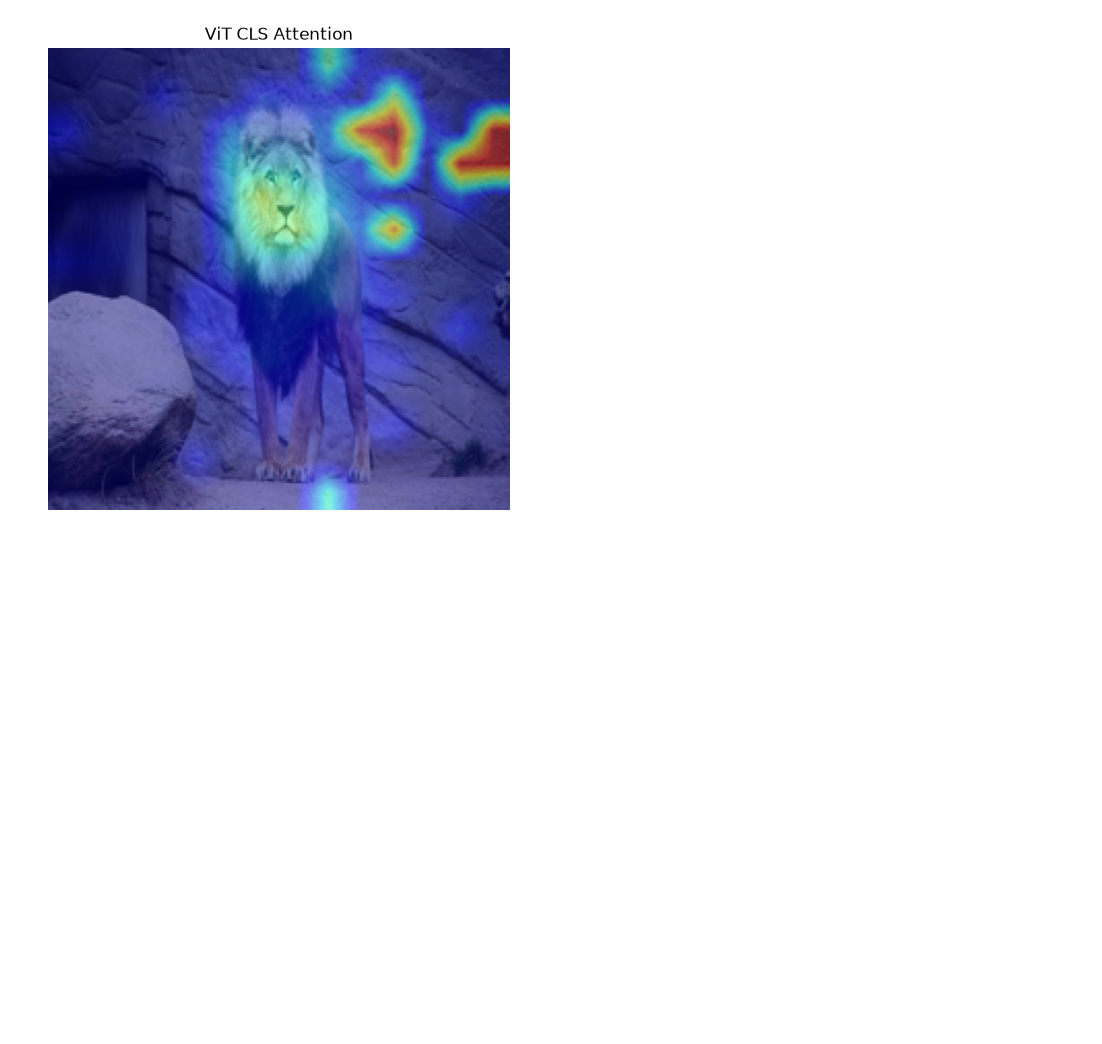
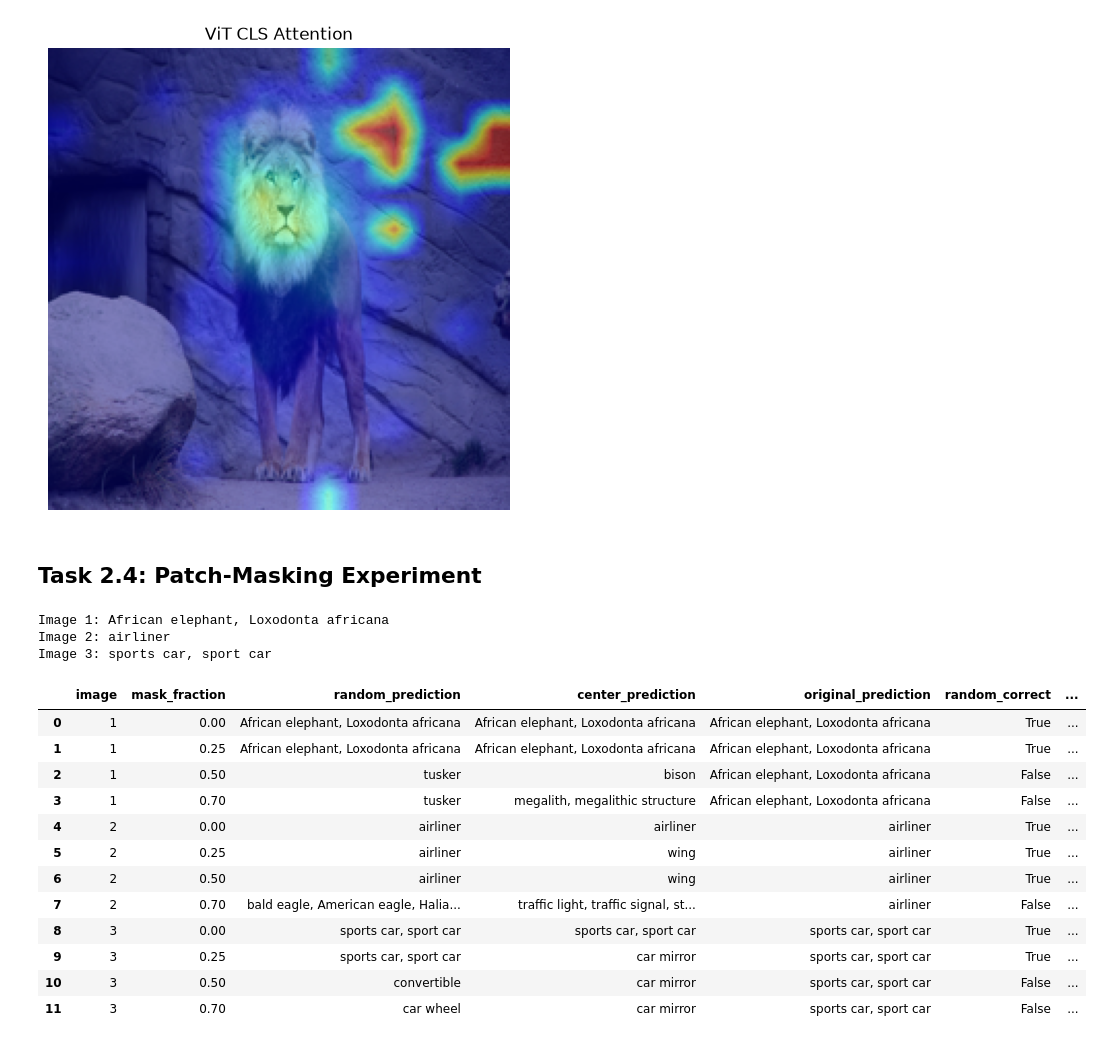
Before and after one commit to alifayyaz0613/atml-pa0, a Jupyter notebook: task2_vit/task2.ipynb, the cells around one changed output. Saved outputs shown, nothing was run; the diff lists cells and outputs as text; code cells hidden in the pictures; blank space fills up the shorter version.

Commit message:
Task 2.4

```diff
--- a/task2_vit/task2.ipynb
+++ b/task2_vit/task2.ipynb
@@ -222,3 +230,20 @@ plt.savefig("attention_overlay.png", bbox_inches='tight')
 plt.show()
 # %% [output]
 [figure]
+# %% [markdown]
+## Task 2.4: Patch-Masking Experiment
+# %%
+model_src = 'google/vit-base-patch16-224'
+processor = ViTImageProcessor.from_pretrained(model_src)
+model = ViTForImageClassification.from_pretrained(model_src, output_attentions=True)
+# %%
+urls = {
+    "elephant": "https://images.unsplash.com/photo-1581852017103-68ac65514cf7?ixid=M3w4MjcwNjd8MHwxfHNlYXJjaHwyfHxlbGVwaGFudHxlbnwwfHx8fDE3ODcwNzY2MTN8MA&ixlib=rb-4.1.0&fit=max&q=80",
+    "plane": "https://images.unsplash.com/photo-1529074963764-98f45c47344b?ixid=M3w4MjcwNjd8MHwxfHNlYXJjaHwzfHxhaXJwbGFuZXxlbnwwfHx8fDE3ODcwODcyMzZ8MA&ixlib=rb-4.1.0&fit=max&q=80",
+    "car": "https://images.unsplash.com/photo-1603584173870-7f23fdae1b7a?ixid=M3w4MjcwNjd8MHwxfHNlYXJjaHw2fHxjYXJ8ZW58MHx8fHwxNzg3MDgxNTUzfDA&ixlib=rb-4.1.0&fit=max&q=80"
+}
+image1 = Image.open(requests.get(urls["elephant"], stream=True).raw).convert("RGB")
+image2 = Image.open(requests.get(urls["plane"], stream=True).raw).convert("RGB")
+image3 = Image.open(requests.get(urls["car"], stream=True).raw).convert("RGB")
+
+images = [image1, image2, image3]
@@ -224,0 +314,60 @@ plt.show()
+# %%
+for i, image in enumerate(images, start=1):
+    prediction = predict(image)
+    print(f"Image {i}: {prediction}")
+# %% [output]
+Image 1: African elephant, Loxodonta africana
+Image 2: airliner
+Image 3: sports car, sport car
+# %%
+mask_fractions = [0.0, 0.25, 0.5, 0.7]
+
+
+results = []
+
+for image_num, image in enumerate(images, start=1):
+
+    original_prediction = predict(image)
+
+    image = image.resize((224, 224))
+    for fraction in mask_fractions:
+
+        random_image = random_mask(image, fraction)
+        random_prediction = predict(random_image)
+
+
+        random_correct = (random_prediction == original_prediction)
+
+        center_image = center_mask(image, fraction)
+        center_prediction = predict(center_image)
+
+        center_correct = (center_prediction == original_prediction)
+
+        results.append({
+            "image": image_num,
+            "mask_fraction": fraction,
+            "random_prediction": random_prediction,
+            "center_prediction": center_prediction,
+            "original_prediction": original_prediction,
+            "random_correct": random_correct,
+            "center_correct": center_correct
+        })
+
+
+results_df = pd.DataFrame(results)
+
+results_df
+# %% [output]
+|  | image | mask_fraction | random_prediction | center_prediction | original_prediction | random_correct | ... |
+| 0 | 1 | 0.00 | African elephant, Loxodonta africana | African elephant, Loxodonta africana | African elephant, Loxodonta africana | True | ... |
+| 1 | 1 | 0.25 | African elephant, Loxodonta africana | African elephant, Loxodonta africana | African elephant, Loxodonta africana | True | ... |
+| 2 | 1 | 0.50 | tusker | bison | African elephant, Loxodonta africana | False | ... |
+| 3 | 1 | 0.70 | tusker | megalith, megalithic structure | African elephant, Loxodonta africana | False | ... |
+| 4 | 2 | 0.00 | airliner | airliner | airliner | True | ... |
+| 5 | 2 | 0.25 | airliner | wing | airliner | True | ... |
+| 6 | 2 | 0.50 | airliner | wing | airliner | True | ... |
+| 7 | 2 | 0.70 | bald eagle, American eagle, Halia... | traffic light, traffic signal, st... | airliner | False | ... |
+| 8 | 3 | 0.00 | sports car, sport car | sports car, sport car | sports car, sport car | True | ... |
+| 9 | 3 | 0.25 | sports car, sport car | car mirror | sports car, sport car | True | ... |
+| 10 | 3 | 0.50 | convertible | car mirror | sports car, sport car | False | ... |
+| 11 | 3 | 0.70 | car wheel | car mirror | sports car, sport car | False | ... |
```
Also changed, not shown: parts of 3 cells of this notebook, 4 other files.
